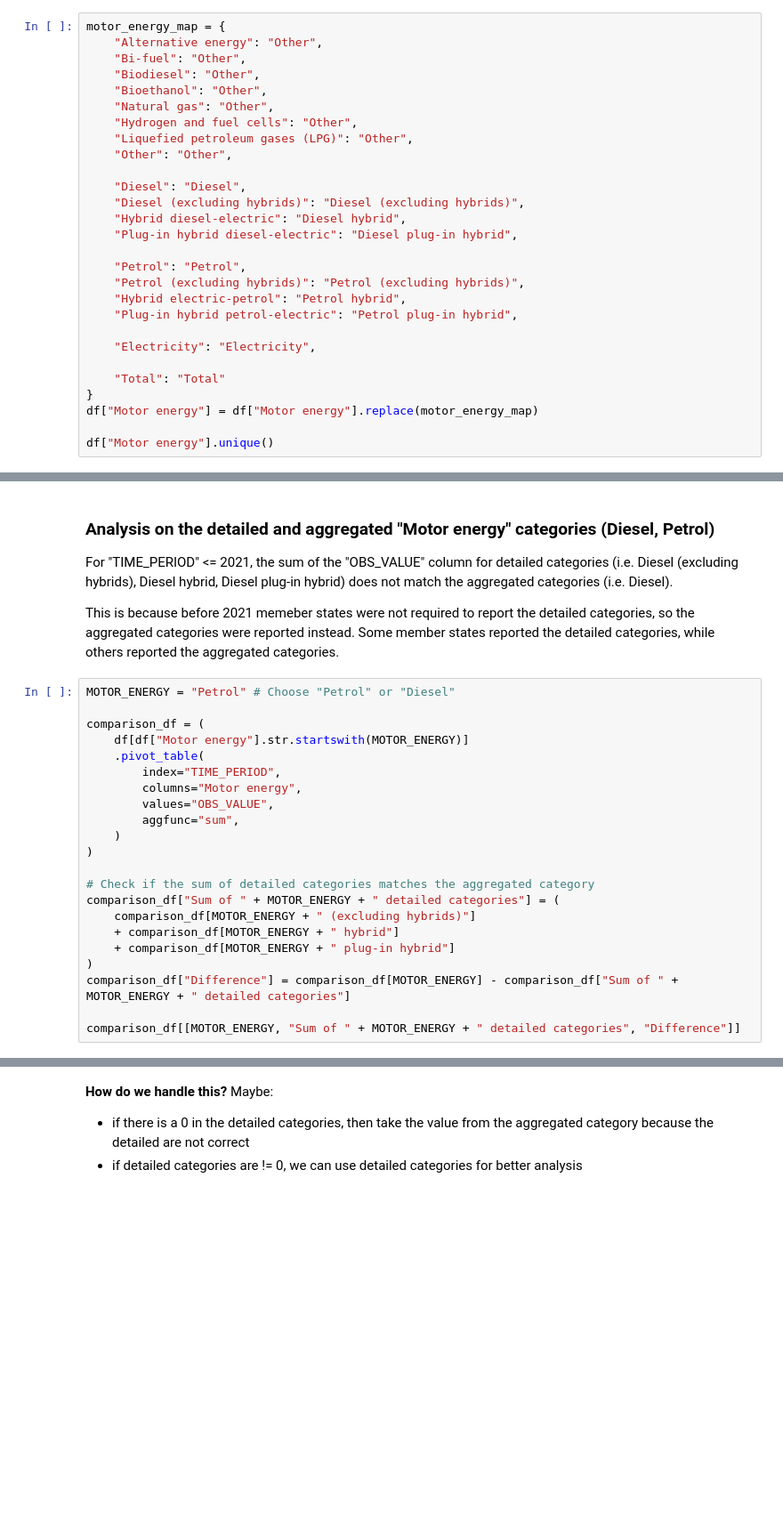
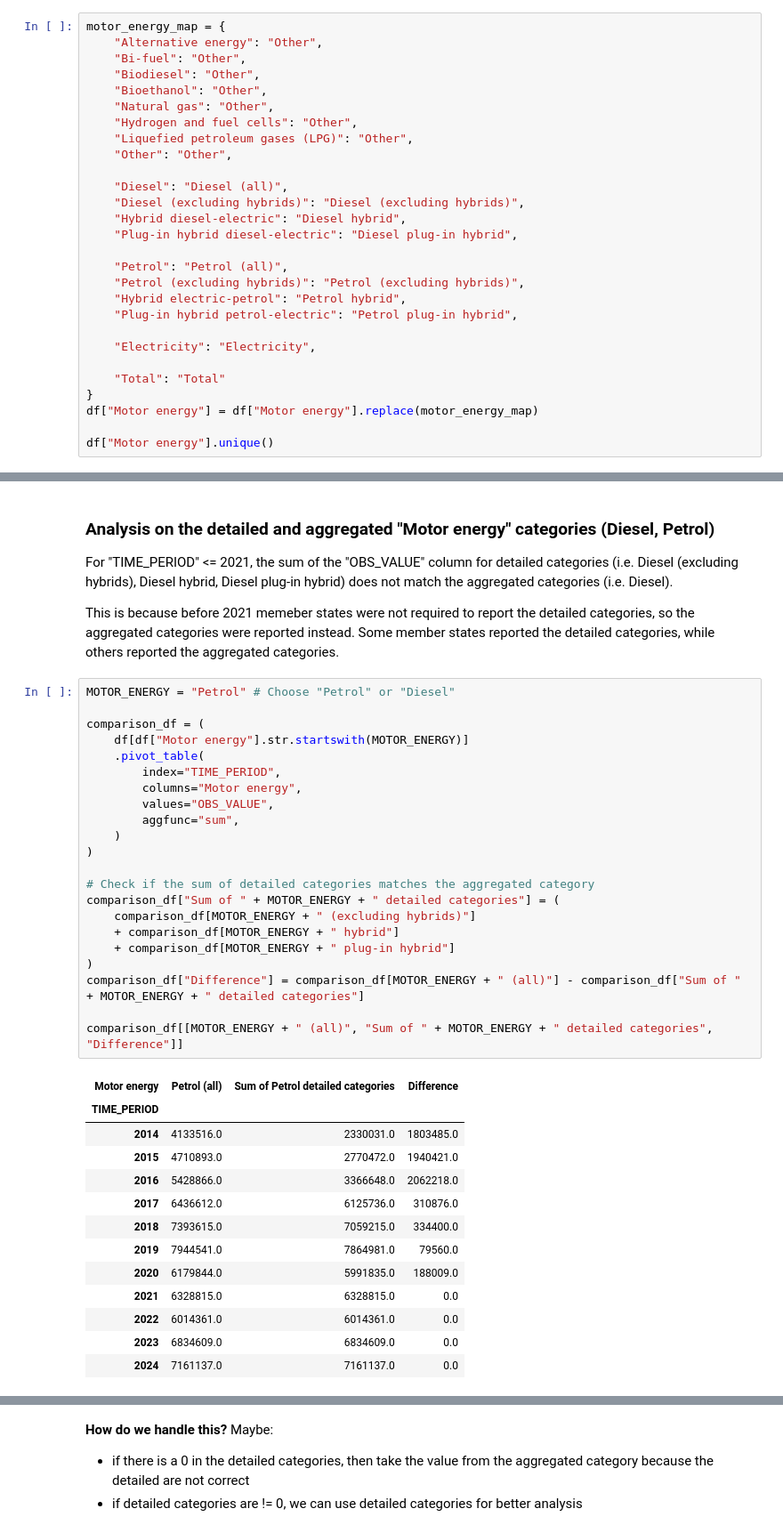
Before and after one commit to GianlucaRigatti/dataviz-project, a Jupyter notebook: technical_report/2_dataset_analysis_eurostat_new_passenger_cars_by_type_of_motor_energy.ipynb, the cells around one changed output, grey strips where cells are left out. Shown at 89% size. Saved outputs shown, nothing was run; the diff lists cells and outputs as text; blank space fills up the shorter version.

```diff
--- a/technical_report/2_dataset_analysis_eurostat_new_passenger_cars_by_type_of_motor_energy.ipynb
+++ b/technical_report/2_dataset_analysis_eurostat_new_passenger_cars_by_type_of_motor_energy.ipynb
@@ -338,12 +503,12 @@ motor_energy_map = {
     "Liquefied petroleum gases (LPG)": "Other",
     "Other": "Other",
 
-    "Diesel": "Diesel",
+    "Diesel": "Diesel (all)",
     "Diesel (excluding hybrids)": "Diesel (excluding hybrids)",
     "Hybrid diesel-electric": "Diesel hybrid",
     "Plug-in hybrid diesel-electric": "Diesel plug-in hybrid",
 
-    "Petrol": "Petrol",
+    "Petrol": "Petrol (all)",
     "Petrol (excluding hybrids)": "Petrol (excluding hybrids)",
     "Hybrid electric-petrol": "Petrol hybrid",
     "Plug-in hybrid petrol-electric": "Petrol plug-in hybrid",
@@ -364,25 +534,39 @@ This is because before 2021 memeber states were not required to report the detai
 # %%
 MOTOR_ENERGY = "Petrol" # Choose "Petrol" or "Diesel"
 
 comparison_df = (
     df[df["Motor energy"].str.startswith(MOTOR_ENERGY)]
     .pivot_table(
         index="TIME_PERIOD",
         columns="Motor energy",
         values="OBS_VALUE",
         aggfunc="sum",
     )
 )
 
 # Check if the sum of detailed categories matches the aggregated category
 comparison_df["Sum of " + MOTOR_ENERGY + " detailed categories"] = (
     comparison_df[MOTOR_ENERGY + " (excluding hybrids)"]
     + comparison_df[MOTOR_ENERGY + " hybrid"]
     + comparison_df[MOTOR_ENERGY + " plug-in hybrid"]
 )
-comparison_df["Difference"] = comparison_df[MOTOR_ENERGY] - comparison_df["Sum of " + MOTOR_ENERGY + " detailed categories"]
+comparison_df["Difference"] = comparison_df[MOTOR_ENERGY + " (all)"] - comparison_df["Sum of " + MOTOR_ENERGY + " detailed categories"]
 
-comparison_df[[MOTOR_ENERGY, "Sum of " + MOTOR_ENERGY + " detailed categories", "Difference"]]
+comparison_df[[MOTOR_ENERGY + " (all)", "Sum of " + MOTOR_ENERGY + " detailed categories", "Difference"]]
+# %% [output]
+| Motor energy | Petrol (all) | Sum of Petrol detailed categories | Difference |
+| TIME_PERIOD |  |  |  |
+| 2014 | 4133516.0 | 2330031.0 | 1803485.0 |
+| 2015 | 4710893.0 | 2770472.0 | 1940421.0 |
+| 2016 | 5428866.0 | 3366648.0 | 2062218.0 |
+| 2017 | 6436612.0 | 6125736.0 | 310876.0 |
+| 2018 | 7393615.0 | 7059215.0 | 334400.0 |
+| 2019 | 7944541.0 | 7864981.0 | 79560.0 |
+| 2020 | 6179844.0 | 5991835.0 | 188009.0 |
+| 2021 | 6328815.0 | 6328815.0 | 0.0 |
+| 2022 | 6014361.0 | 6014361.0 | 0.0 |
+| 2023 | 6834609.0 | 6834609.0 | 0.0 |
+| 2024 | 7161137.0 | 7161137.0 | 0.0 |
 # %%
 YEAR = 2023
 
```
Also changed, not shown: parts of 26 cells of this notebook.
